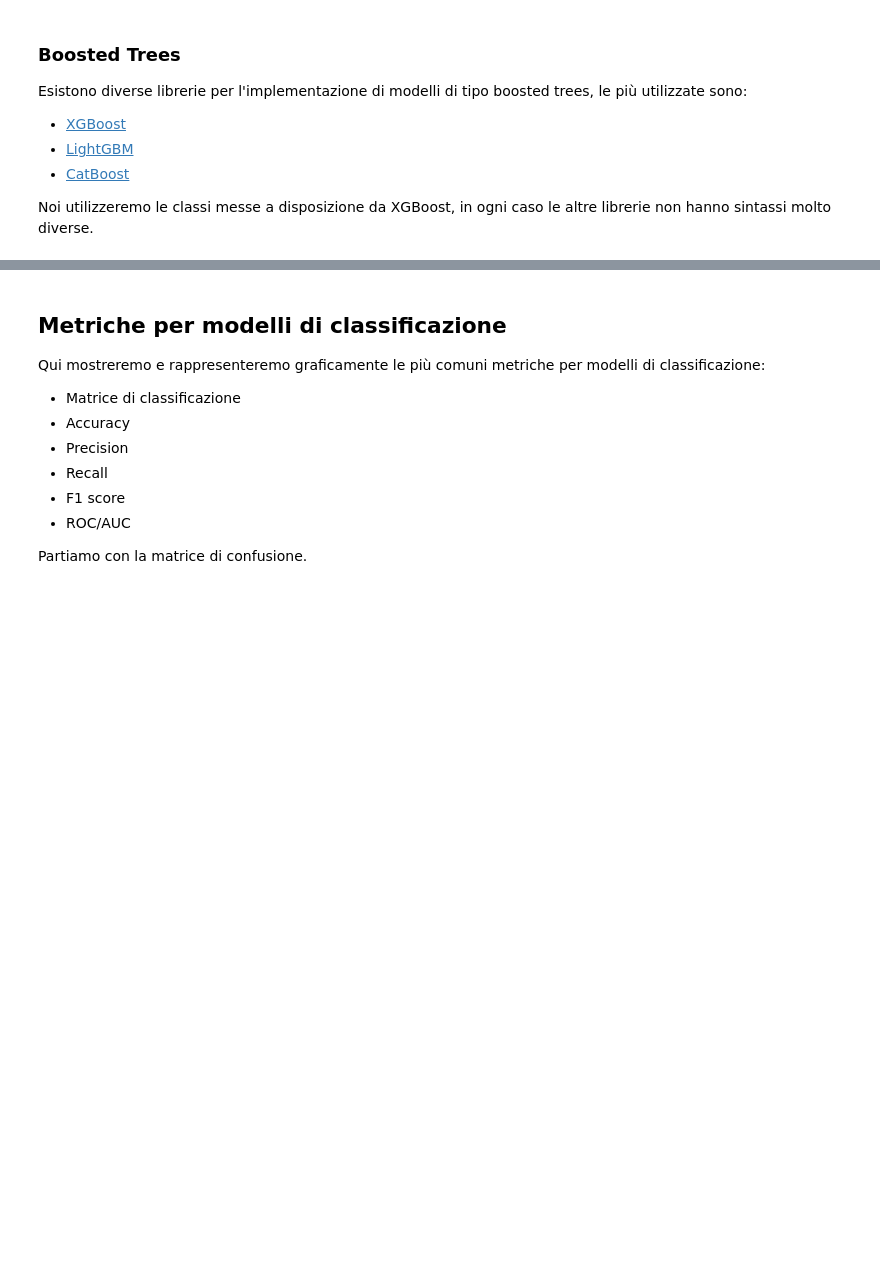
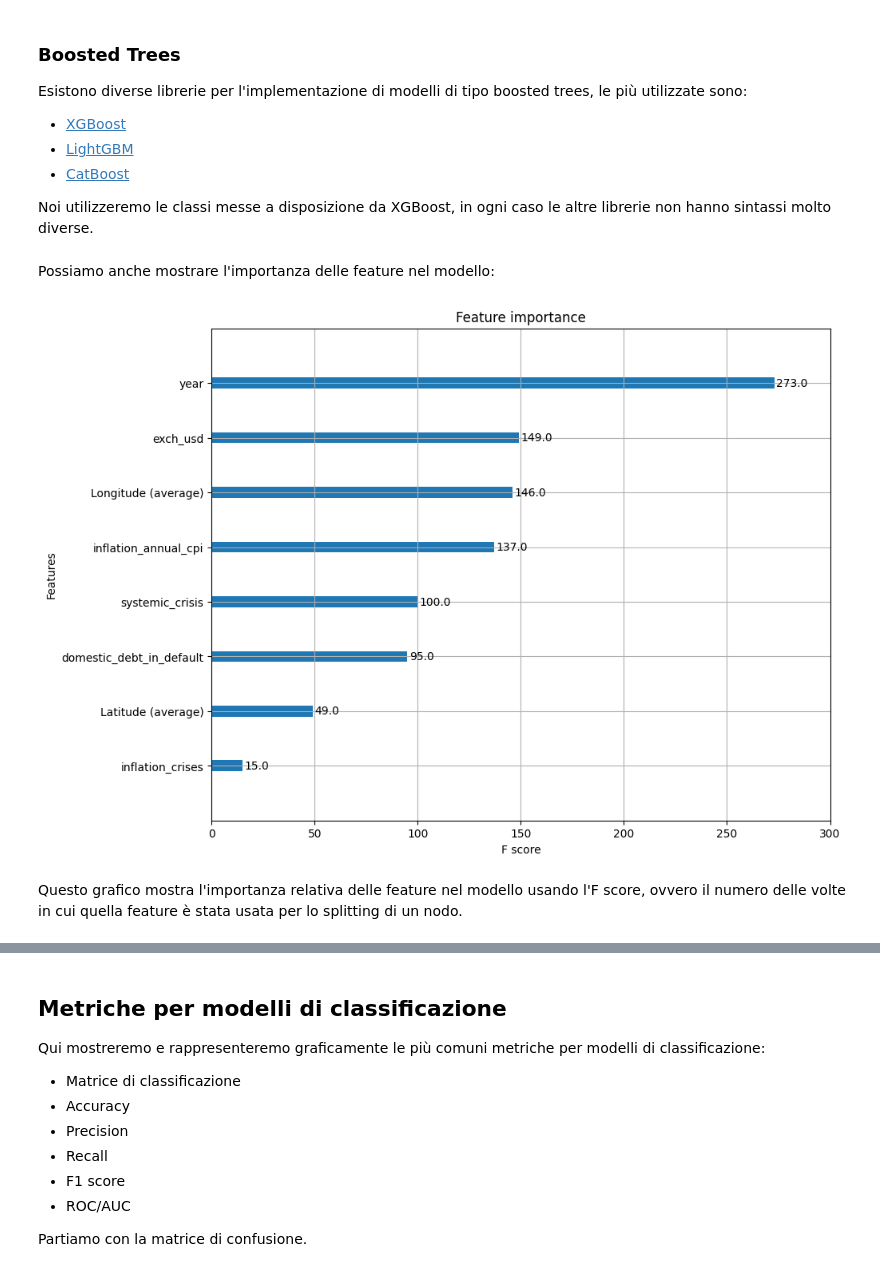
Before and after one commit to DLBD-Department/Python-Data-Science, a Jupyter notebook: Day3-MachineLearning/E2E-ML.ipynb, the cells around one changed output, grey strips where cells are left out. Drawn from its saved outputs; the diff is of its cells as text; code cells hidden in the pictures; blank space fills up the shorter version.

```diff
--- a/Day3-MachineLearning/E2E-ML.ipynb
+++ b/Day3-MachineLearning/E2E-ML.ipynb
@@ -269,3 +292,15 @@ prob_train_xgbc = xgbc.predict_proba(X_train)[:, 1]
 pred_train_xgbc = xgbc.predict(X_train)
 prob_test_xgbc = xgbc.predict_proba(X_test)[:, 1]
 pred_test_xgbc = xgbc.predict(X_test)
+# %% [markdown]
+Possiamo anche mostrare l'importanza delle feature nel modello:
+# %%
+from xgboost import plot_importance
+
+plt.figure(figsize=(10, 8))
+plot_importance(xgbc, ax=plt.gca())
+plt.show()
+# %% [output]
+[figure, added]
+# %% [markdown]
+Questo grafico mostra l'importanza relativa delle feature nel modello usando l'F score, ovvero il numero delle volte in cui quella feature è stata usata per lo splitting di un nodo.
```
Also changed, not shown: parts of 28 cells of this notebook, 2 other files.
